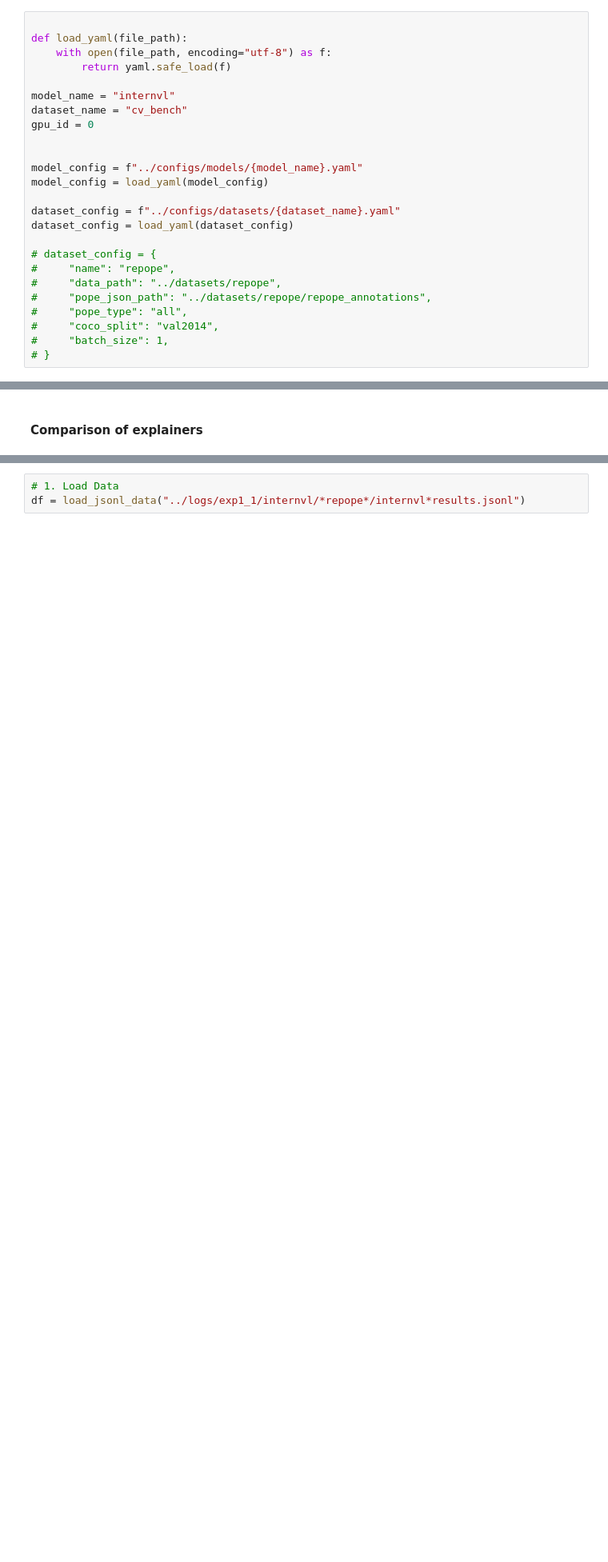
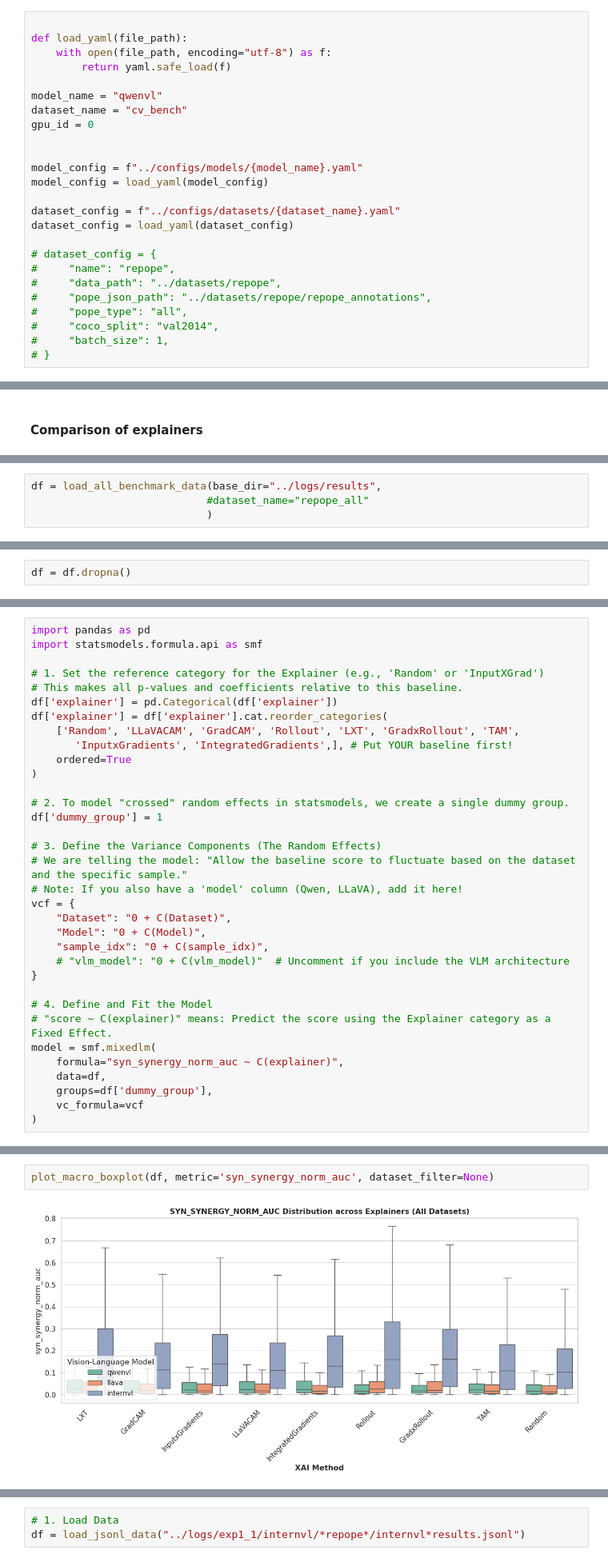
Before and after one commit to serval-uni-lu/xai-vdoc-benchmark, a Jupyter notebook: notebooks/test.ipynb, the cells around one changed output, grey strips where cells are left out. Shown at 80% size. Drawn from its saved outputs; the diff is of its cells as text; blank space fills up the shorter version.

```diff
--- a/notebooks/test.ipynb
+++ b/notebooks/test.ipynb
@@ -46,7 +46,7 @@ def load_yaml(file_path):
     with open(file_path, encoding="utf-8") as f:
         return yaml.safe_load(f)
 
-model_name = "internvl"
+model_name = "qwenvl"
 dataset_name = "cv_bench"
 gpu_id = 0
 
@@ -5708,0 +6014,4 @@ def analyze_stepwise_curves(results_file="repope_evaluation_results.jsonl"):
+# %%
+df = load_all_benchmark_data(base_dir="../logs/results",
+                            #dataset_name="repope_all"
+                            )
@@ -5708,0 +6042,2 @@ def analyze_stepwise_curves(results_file="repope_evaluation_results.jsonl"):
+# %%
+df = df.dropna()
@@ -5708,0 +6048,34 @@ def analyze_stepwise_curves(results_file="repope_evaluation_results.jsonl"):
+# %%
+import pandas as pd
+import statsmodels.formula.api as smf
+
+# 1. Set the reference category for the Explainer (e.g., 'Random' or 'InputXGrad')
+# This makes all p-values and coefficients relative to this baseline.
+df['explainer'] = pd.Categorical(df['explainer'])
+df['explainer'] = df['explainer'].cat.reorder_categories(
+    ['Random', 'LLaVACAM', 'GradCAM', 'Rollout', 'LXT', 'GradxRollout', 'TAM',
+       'InputxGradients', 'IntegratedGradients',], # Put YOUR baseline first!
+    ordered=True
+)
+
+# 2. To model "crossed" random effects in statsmodels, we create a single dummy group.
+df['dummy_group'] = 1
+
+# 3. Define the Variance Components (The Random Effects)
+# We are telling the model: "Allow the baseline score to fluctuate based on the dataset and the specific sample."
+# Note: If you also have a 'model' column (Qwen, LLaVA), add it here!
+vcf = {
+    "Dataset": "0 + C(Dataset)",
+    "Model": "0 + C(Model)",
+    "sample_idx": "0 + C(sample_idx)",
+    # "vlm_model": "0 + C(vlm_model)"  # Uncomment if you include the VLM architecture
+}
+
+# 4. Define and Fit the Model
+# "score ~ C(explainer)" means: Predict the score using the Explainer category as a Fixed Effect.
+model = smf.mixedlm(
+    formula="syn_synergy_norm_auc ~ C(explainer)",
+    data=df,
+    groups=df['dummy_group'],
+    vc_formula=vcf
+)
@@ -5708,0 +6110,4 @@ def analyze_stepwise_curves(results_file="repope_evaluation_results.jsonl"):
+# %%
+plot_macro_boxplot(df, metric='syn_synergy_norm_auc', dataset_filter=None)
+# %% [output]
+[figure, added]
```
Also changed, not shown: parts of 46 cells of this notebook, 4 other files.
